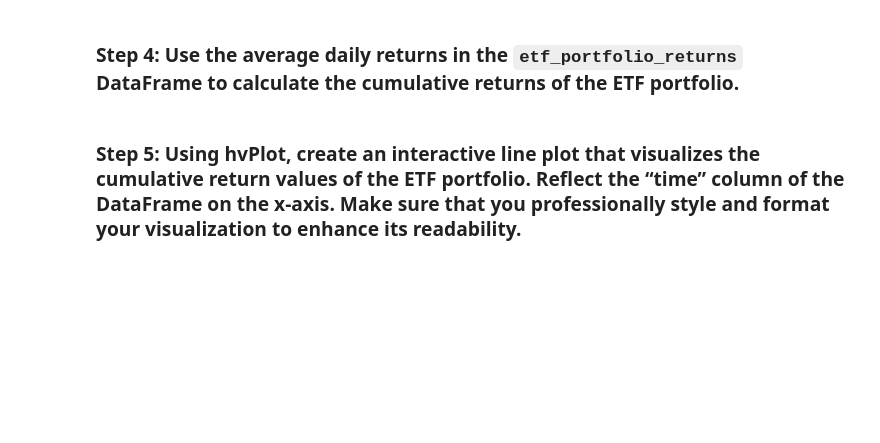
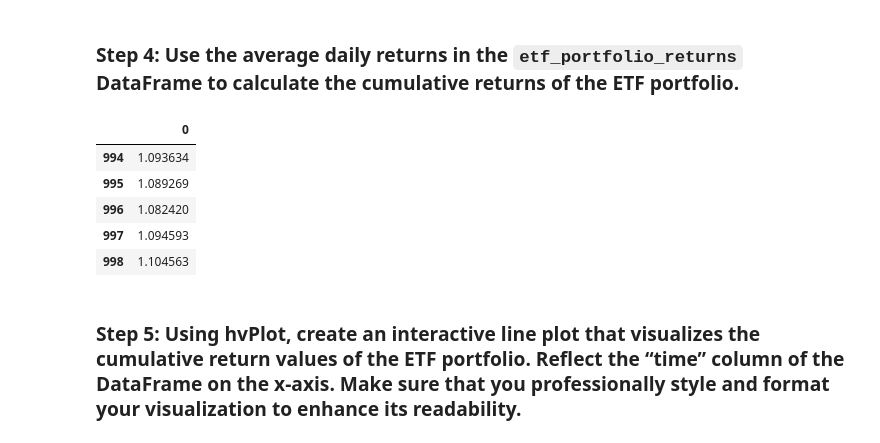
Before and after one commit to normanc529/Module_7_Challenge, a Jupyter notebook: etf_analyzer.ipynb, the cells around one changed output. Drawn from its saved outputs; the diff is of its cells as text; code cells hidden in the pictures; blank space fills up the shorter version.

```diff
--- a/etf_analyzer.ipynb
+++ b/etf_analyzer.ipynb
@@ -386,10 +406,17 @@ annualized_etf_portfolio_returns = # YOUR CODE HERE
 # %%
 # Use the average daily returns provided by the etf_portfolio_returns DataFrame
 # to calculate the cumulative returns
-etf_cumulative_returns = # YOUR CODE HERE
+etf_cumulative_returns = (1 + etf_portfolio_returns).cumprod()/4           # divide by 4 because 4 columns of returns
 
 # Display the final cumulative return value
-# YOUR CODE HERE
+etf_cumulative_returns.tail()
+# %% [output]
+|  | 0 |
+| 994 | 1.093634 |
+| 995 | 1.089269 |
+| 996 | 1.082420 |
+| 997 | 1.094593 |
+| 998 | 1.104563 |
 # %% [markdown]
 ### Step 5: Using hvPlot, create an interactive line plot that visualizes the cumulative return values of the ETF portfolio. Reflect the “time” column of the DataFrame on the x-axis. Make sure that you professionally style and format your visualization to enhance its readability.
 # %%
```
Also changed, not shown: parts of 8 cells of this notebook, 1 other file.
